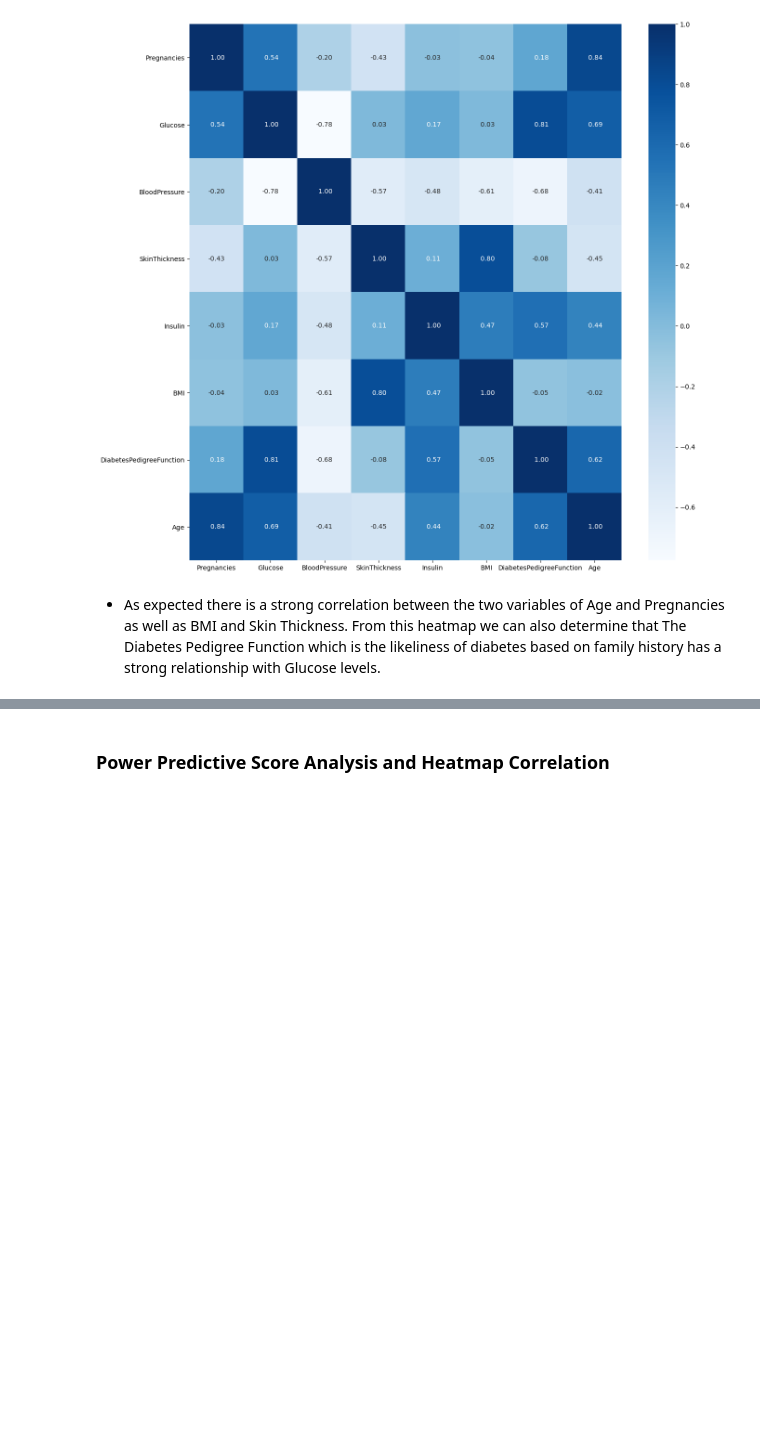
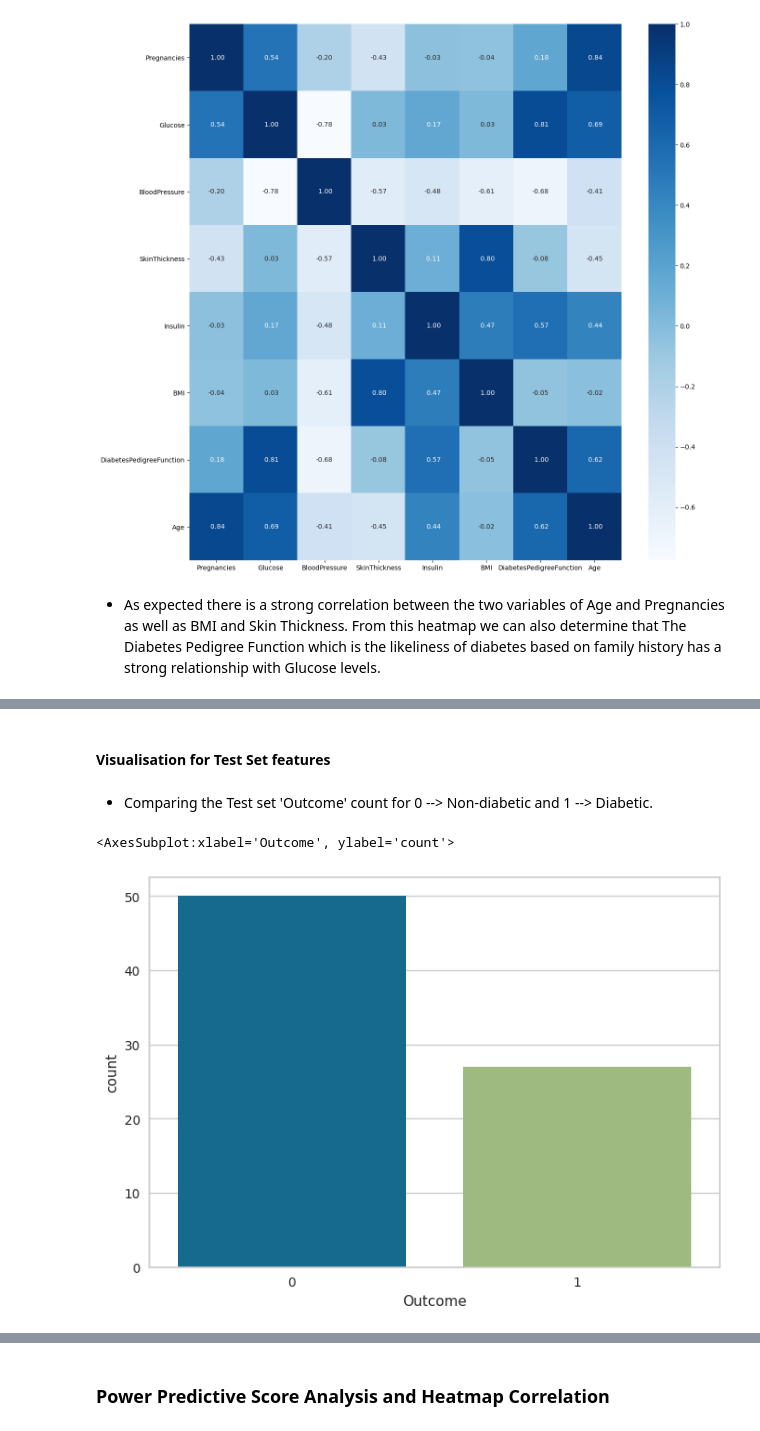
Before and after one commit to Code-Institute-Submissions/hardingrichard-pp5-diabetes-prediction_JanResub, a Jupyter notebook: jupyter_notebooks/03-FeatureEngineering.ipynb, the cells around one changed output, grey strips where cells are left out. Drawn from its saved outputs; the diff is of its cells as text; code cells hidden in the pictures; blank space fills up the shorter version.

Commit message:
Add textual and visual analysis for test set dat

```diff
--- a/jupyter_notebooks/03-FeatureEngineering.ipynb
+++ b/jupyter_notebooks/03-FeatureEngineering.ipynb
@@ -546,0 +558,11 @@ sns.heatmap(correl, annot=True, cmap=plt.cm.Blues, fmt=' .2f')
+# %% [markdown]
+#### Visualisation for Test Set features
+# %% [markdown]
+* Comparing the Test set 'Outcome' count for 0 --> Non-diabetic and 1 --> Diabetic.
+# %%
+%matplotlib inline
+
+sns.countplot(x=y_test['Outcome'])
+# %% [output]
+<AxesSubplot:xlabel='Outcome', ylabel='count'>
+[figure, added]
```
Also changed, not shown: parts of 13 cells of this notebook.
